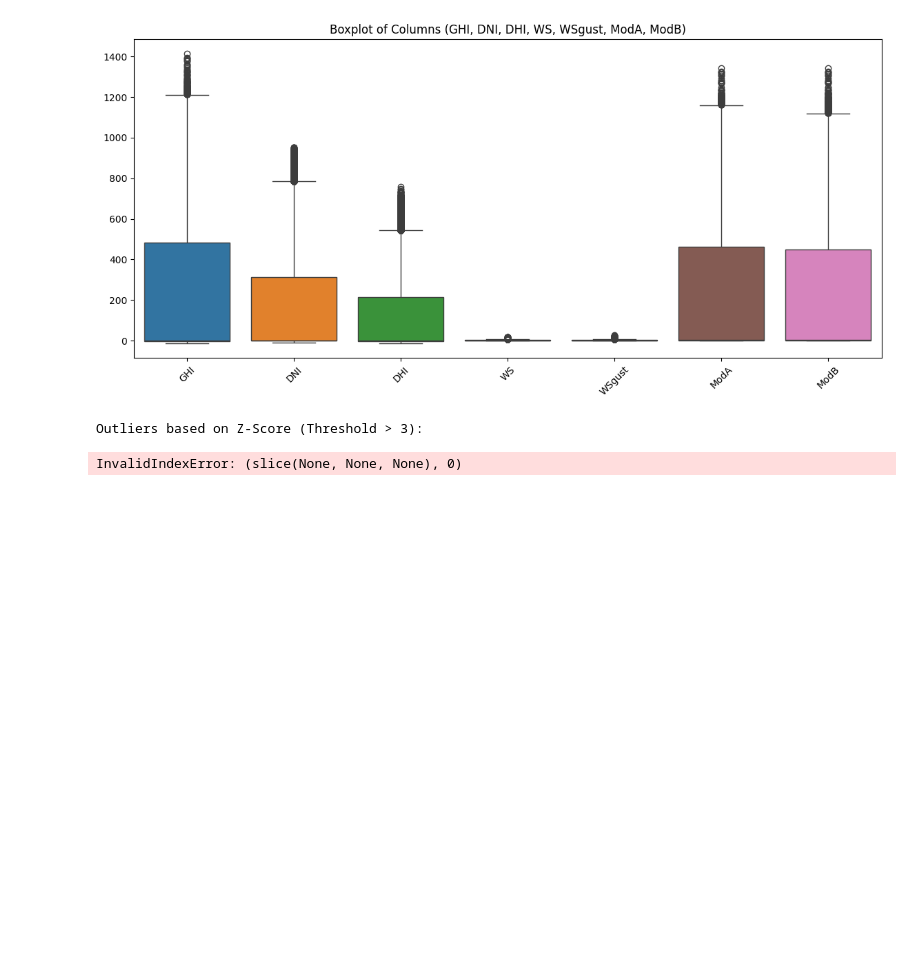
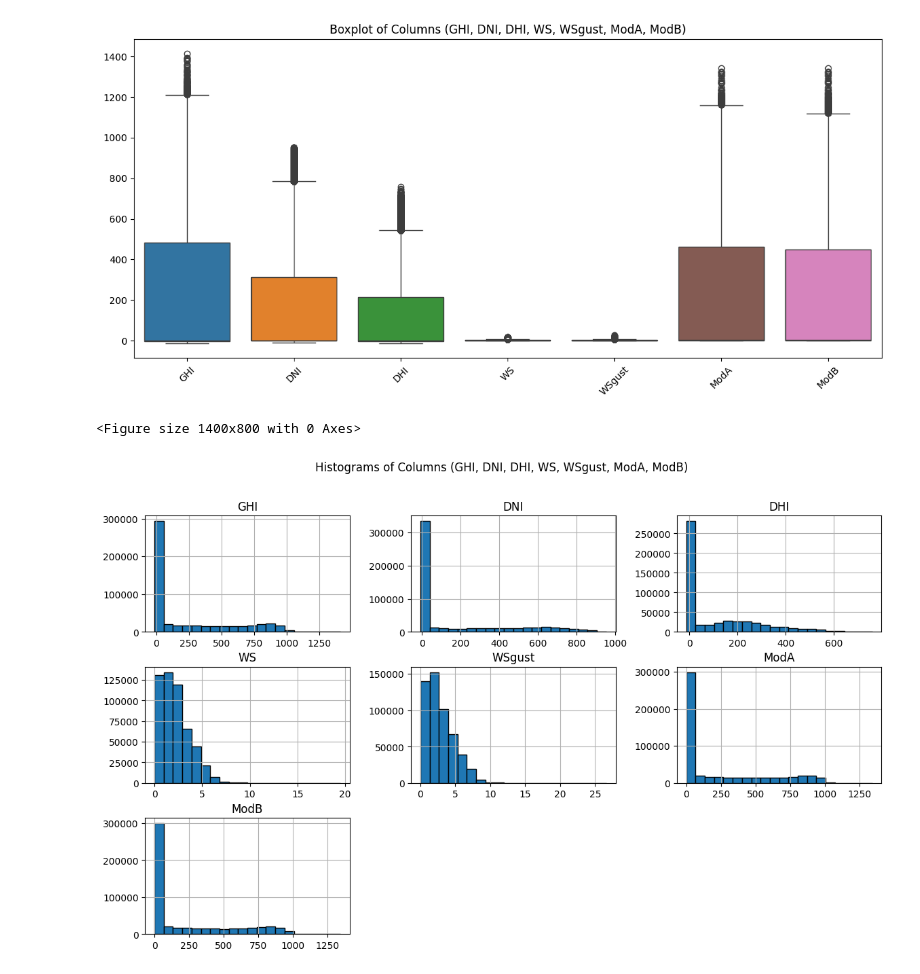
Before and after one commit to habrev/KAIM-week-0, a Jupyter notebook: notebooks/EDA-benin.ipynb, the cells around one changed output. Saved outputs shown, nothing was run; the diff lists cells and outputs as text; code cells hidden in the pictures; blank space fills up the shorter version.

Commit message:
fixing the error in data quality in each script

```diff
--- a/notebooks/EDA-benin.ipynb
+++ b/notebooks/EDA-benin.ipynb
@@ -30,54 +30,39 @@ def data_quality_check(df):
     plt.xticks(rotation=45)
     plt.show()
 
-    # Z-Score Analysis to identify outliers
-    from scipy.stats import zscore
-
-    df_numeric = df[columns_to_check]
-    z_scores = np.abs(zscore(df_numeric))
-
-    # Threshold for Z-score to consider data points as outliers (usually 3)
-    outliers = (z_scores > 3)
-
-    # Print the number of outliers in each column
-    print("\nOutliers based on Z-Score (Threshold > 3):")
-    for idx, column in enumerate(columns_to_check):
-        num_outliers = np.sum(outliers[:, idx])
-        print(f"{column}: {num_outliers} outliers")
-
     # Visualize Distribution with Histograms for better understanding
     plt.figure(figsize=(14, 8))
     df[columns_to_check].hist(bins=20, edgecolor='black', figsize=(14, 8))
     plt.suptitle('Histograms of Columns (GHI, DNI, DHI, WS, WSgust, ModA, ModB)')
     plt.show()
 
 # Example Usage
 if __name__ == "__main__":
     df = pd.read_csv('../assets/data/benin-malanville.csv')
 
     # Perform Data Quality Check
     data_quality_check(df)
 # %% [output]
 Missing Values:
  Timestamp             0
 GHI                   0
 DNI                   0
 DHI                   0
 ModA                  0
 ModB                  0
 Tamb                  0
 RH                    0
 WS                    0
 WSgust                0
 WSstdev               0
 ... (14 lines left out)
 WS: 0 rows with negative values
 WSgust: 0 rows with negative values
 ModA: 0 rows with negative values
 ModB: 0 rows with negative values
 [figure]
-Outliers based on Z-Score (Threshold > 3):
+<Figure size 1400x800 with 0 Axes>
-InvalidIndexError: (slice(None, None, None), 0)
+[figure, added]
 # %%
 # summary statistics
 
```
Also changed, not shown: parts of 1 cell of this notebook, 1 other file.
